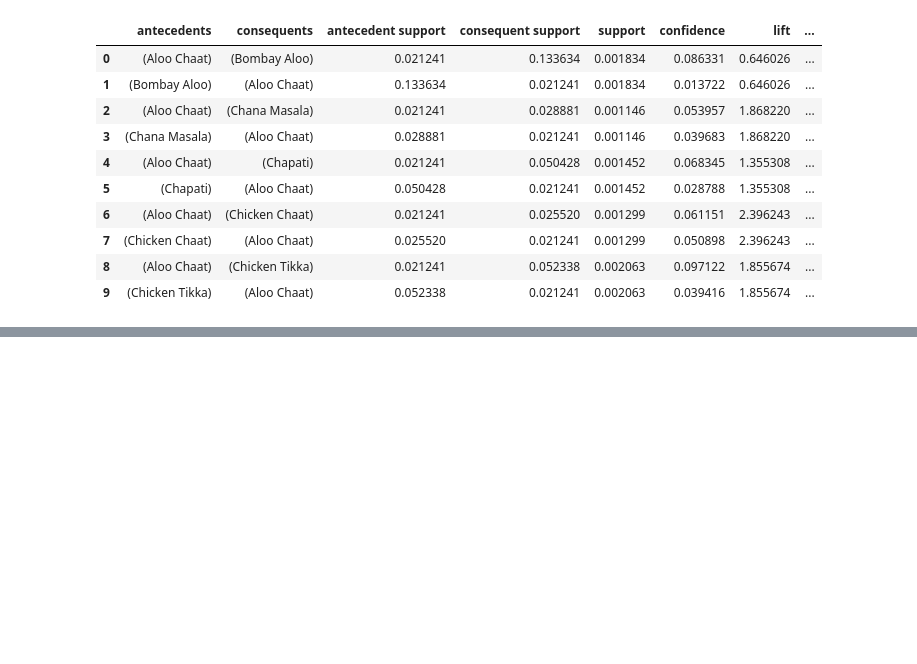
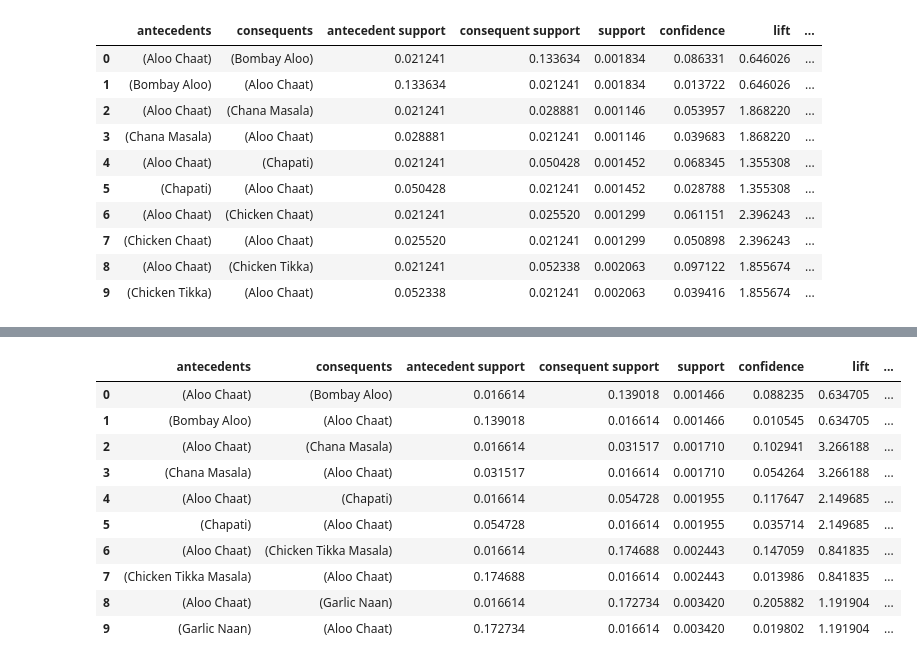
Before and after one commit to joyb05/Market-Basket-Analysis-Restaurant-Dataset, a Jupyter notebook: Market_Basket_Analysis_Restaurant_Dataset.ipynb, the cells around one changed output, grey strips where cells are left out. Drawn from its saved outputs; the diff is of its cells as text; code cells hidden in the pictures; blank space fills up the shorter version.

```diff
--- a/Market_Basket_Analysis_Restaurant_Dataset.ipynb
+++ b/Market_Basket_Analysis_Restaurant_Dataset.ipynb
@@ -398,0 +430,5 @@ top_lift.head(10)
+# %%
+a = te1.columns_
+# %%
+transactions_six = pd.DataFrame(te_ary1, columns=a)
+pf1 = transactions_six.describe()
@@ -398,0 +441,3 @@ top_lift.head(10)
+# %%
+freq_items1 = apriori(transactions_six, min_support=0.001, use_colnames=True)
+freq_items1.head(7)
@@ -398,0 +453,2 @@ top_lift.head(10)
+# %%
+freq_items1['length'] = freq_items1['itemsets'].apply(lambda x: len(x))
@@ -398,0 +464,15 @@ top_lift.head(10)
+# %%
+rules2 = association_rules(freq_items1, metric="confidence", min_threshold=0.001)
+rules2.head(10)
+# %% [output]
+|  | antecedents | consequents | antecedent support | consequent support | support | confidence | lift | ... |
+| 0 | (Aloo Chaat) | (Bombay Aloo) | 0.016614 | 0.139018 | 0.001466 | 0.088235 | 0.634705 | ... |
+| 1 | (Bombay Aloo) | (Aloo Chaat) | 0.139018 | 0.016614 | 0.001466 | 0.010545 | 0.634705 | ... |
+| 2 | (Aloo Chaat) | (Chana Masala) | 0.016614 | 0.031517 | 0.001710 | 0.102941 | 3.266188 | ... |
+| 3 | (Chana Masala) | (Aloo Chaat) | 0.031517 | 0.016614 | 0.001710 | 0.054264 | 3.266188 | ... |
+| 4 | (Aloo Chaat) | (Chapati) | 0.016614 | 0.054728 | 0.001955 | 0.117647 | 2.149685 | ... |
+| 5 | (Chapati) | (Aloo Chaat) | 0.054728 | 0.016614 | 0.001955 | 0.035714 | 2.149685 | ... |
+| 6 | (Aloo Chaat) | (Chicken Tikka Masala) | 0.016614 | 0.174688 | 0.002443 | 0.147059 | 0.841835 | ... |
+| 7 | (Chicken Tikka Masala) | (Aloo Chaat) | 0.174688 | 0.016614 | 0.002443 | 0.013986 | 0.841835 | ... |
+| 8 | (Aloo Chaat) | (Garlic Naan) | 0.016614 | 0.172734 | 0.003420 | 0.205882 | 1.191904 | ... |
+| 9 | (Garlic Naan) | (Aloo Chaat) | 0.172734 | 0.016614 | 0.003420 | 0.019802 | 1.191904 | ... |
```
Also changed, not shown: parts of 44 cells of this notebook.
